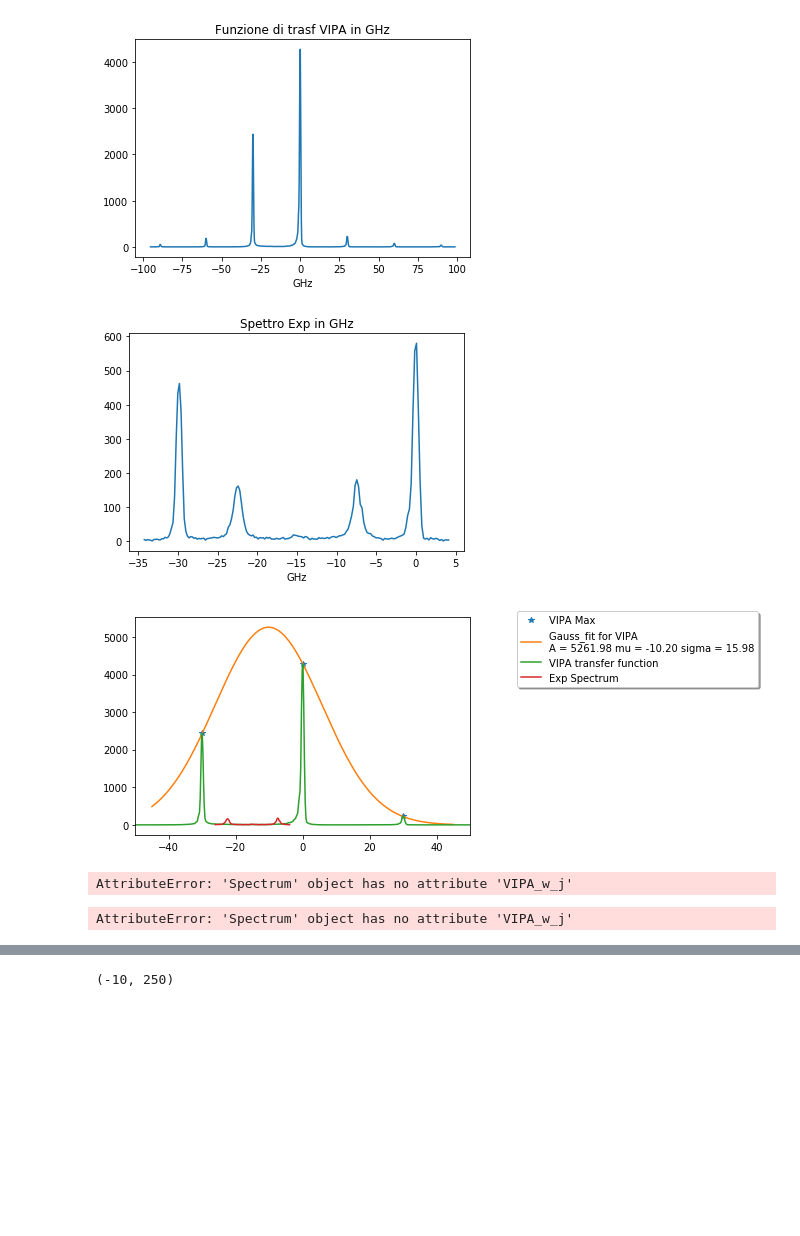
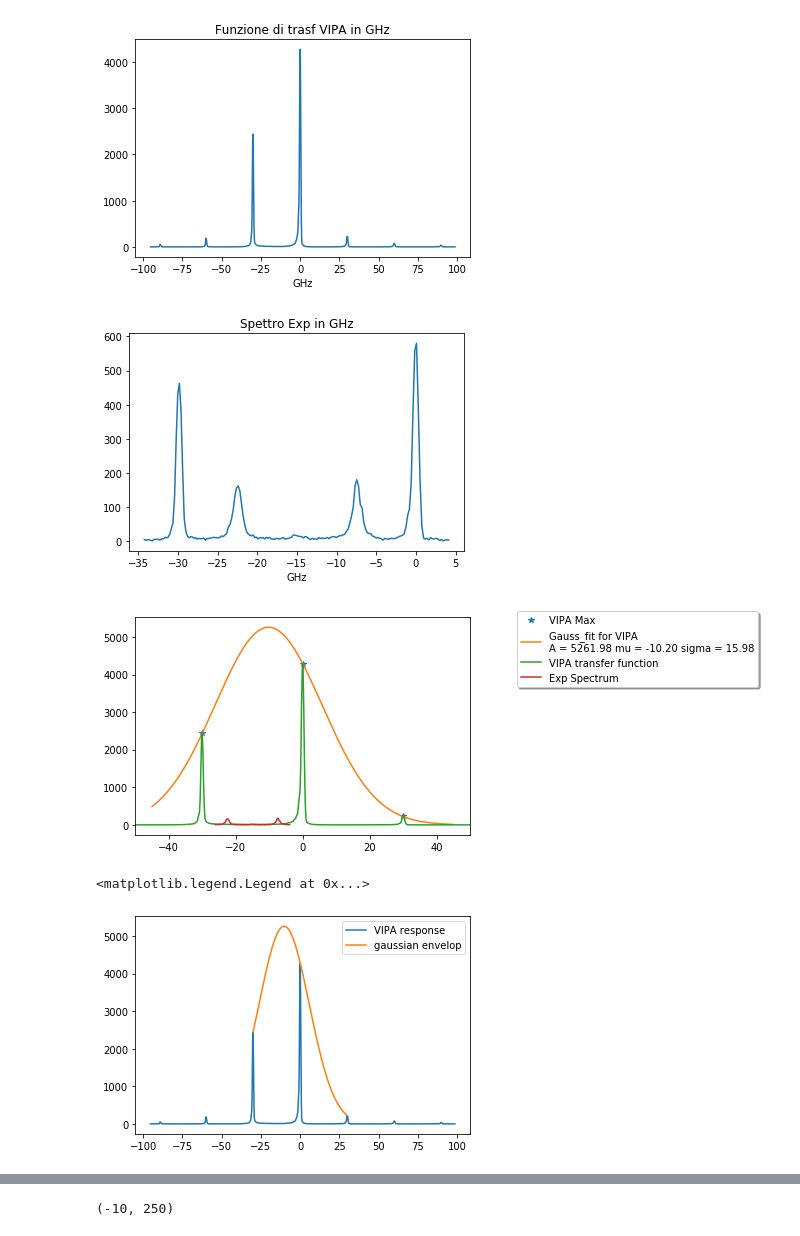
Before and after one commit to flautodipan/Python_Libraries, a Jupyter notebook: Experimentum_single.ipynb, the cells around one changed output, grey strips where cells are left out. Drawn from its saved outputs; the diff is of its cells as text; code cells hidden in the pictures; blank space fills up the shorter version.

```diff
--- a/Experimentum_single.ipynb
+++ b/Experimentum_single.ipynb
@@ -143,29 +143,21 @@ Data.VIPA_Pix2GHz(fig = True)
 [figure]
 # %%
 #3) Eseeguo taglio e stima parametri iniziali spettro, verifichepositive
+from Alessandria import gaussian
 Data.Align_Spectrum()
 Data.Spectrum_Pix2GHz(fig = True)
 Data.Cut_n_Estimate_Spectrum(estimate = True, cut = cut, mean_dist01 = mean_dist_01, mean_dist23 = mean_dist_23, verbose = True)
 Data.Fit_VIPA_Gaussian(fig = True)
-p0 = Data.p0[list(cols_mark)].values[0]
-#p0 = np.array([ 1.00000000e+00,  7.58814822e+00,  1.00000000e-01,  0.00000000e+00,        1.00000000e-01,  1.00000000,  5.26197998e+03, -1.02027273e+01,     1.59764572e+01,  0.00000000e+00,  0.00000000e+00])
-_ = Data.Gauss_Convolve_Markovian_Response(p0, fig = True, compare = True)
+plt.figure()
+plot(Data.x_VIPA_freq, Data.y_VIPA, label = 'VIPA response')
+x = np.linspace(-30,30,1000)
+plt.plot(x, gaussian(x, *Data.p0[list(cols_gauss)].values[0]), label = 'gaussian envelop')
+plt.legend()
 # %% [output]
 [figure]
 [figure]
-AttributeError: 'Spectrum' object has no attribute 'VIPA_w_j'
+<matplotlib.legend.Legend at 0x...>
+[figure, added]
-# %%
-p0 = np.array([ 1.08633225e-01,  7.70983143e+00,  1.58967633e-01,  1.70455195e+00,
-        6.40427573e-01,  2.20351667e+00,  5.23638443e+03, -10.18245455e+00,
-        1.5973788115e+01,  2.73907418e-01,  8.73821212e+00])
-plt.figure()
-plt.plot(Data.x_freq, Data.Gauss_Convolve_Markovian_Response_Fast(Data.p0[list(cols_mark)].values[0]), label = 'pre-fit' )
-plt.plot(Data.x_freq, Data.y, '+', label = 'Data')
-plt.xlim(-27, -3)
-plt.ylim(-10, 250)
-plt.legend()
-# %% [output]
-AttributeError: 'Spectrum' object has no attribute 'VIPA_w_j'
 # %%
 #3) fit markoviano
 rules_markov_bound     =   ('positive', 0.2, 'positive', [-2,2], 'positive', 'positive', 0.2, 0.015, 0.0025, 'inf', [-2, 2])
```
Also changed, not shown: parts of 2 cells of this notebook, 3 other files.
